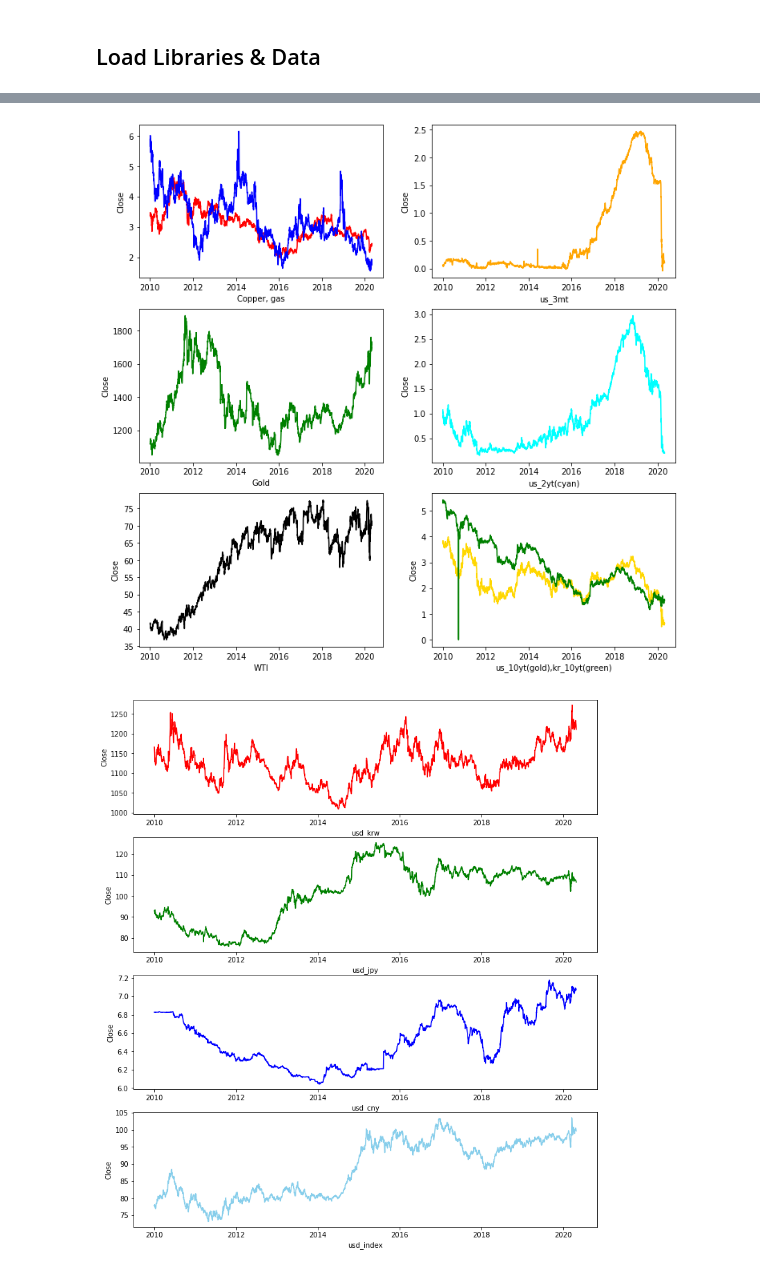
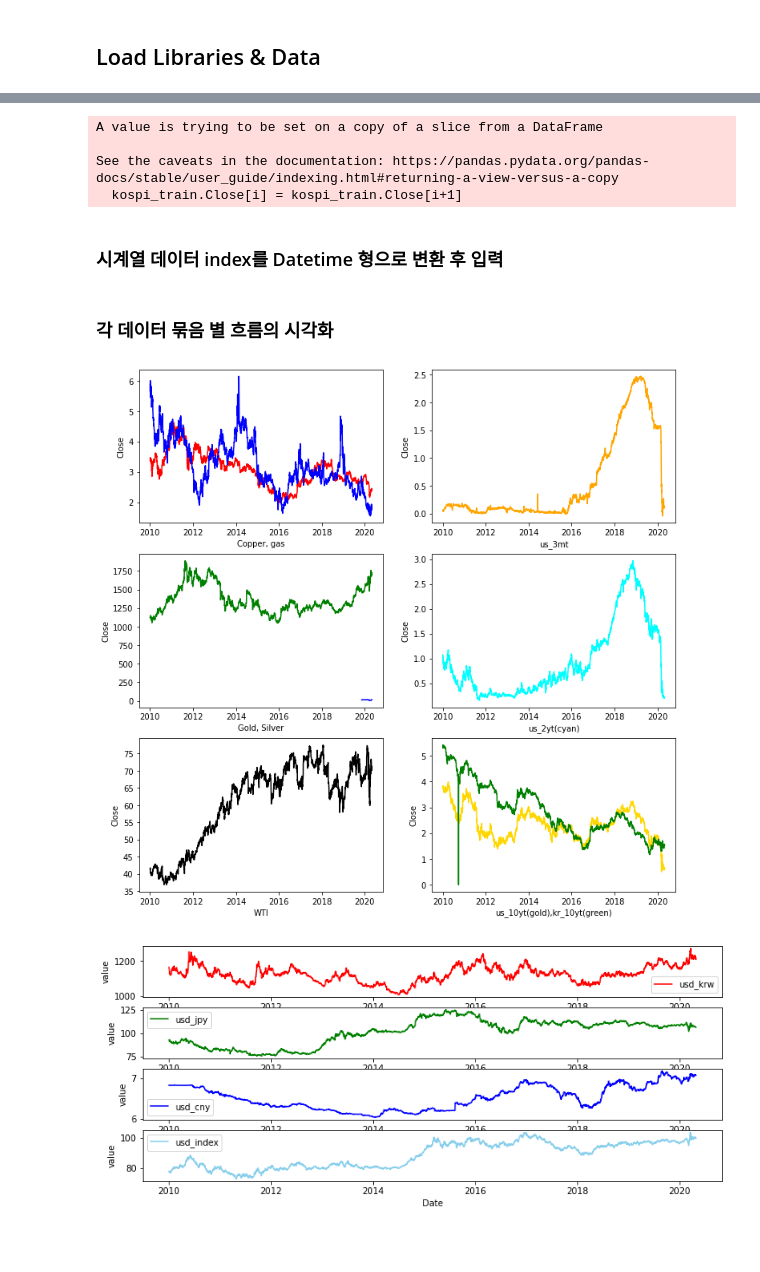
Before and after one commit to DongGuk-Seo/Yeardream, a Jupyter notebook: Project_Modeling/Project_Kospi_Price_Prediction.ipynb, the cells around one changed output, grey strips where cells are left out. Drawn from its saved outputs; the diff is of its cells as text; code cells hidden in the pictures; blank space fills up the shorter version.

```diff
--- a/Project_Modeling/Project_Kospi_Price_Prediction.ipynb
+++ b/Project_Modeling/Project_Kospi_Price_Prediction.ipynb
@@ -118 +108,17 @@ csi_test = pd.read_csv(test_path + 'csi_test.csv') # csi300 지수
+# %%
+# target value date adjust
+for i in range(len(kospi_train.Close)-1):
+    kospi_train.Close[i] = kospi_train.Close[i+1]
+kospi_train.drop(kospi_train[-1:].index,inplace=True)
+
+# for i in range(len(kospi_test.Close)-1):
+#     kospi_test.Close[i] = kospi_test.Close[i+1]
+# kospi_test.drop(kospi_test[-1:].index,inplace=True)
+# %% [output]
+A value is trying to be set on a copy of a slice from a DataFrame
+
+See the caveats in the documentation: https://pandas.pydata.org/pandas-docs/stable/user_guide/indexing.html#returning-a-view-versus-a-copy
+  kospi_train.Close[i] = kospi_train.Close[i+1]
+# %% [markdown]
+### 시계열 데이터 index를 Datetime 형으로 변환 후 입력
 # %%
@@ -262,3 +280,5 @@ csi_test = csi_test.drop(columns='Date')
+# %% [markdown]
+### 각 데이터 묶음 별 흐름의 시각화
 # %%
 # 원자재 및 국채 금리 시각화
 plt.figure(figsize=(12,12))
@@ -268,7 +288,8 @@ sns.lineplot(x=gas_train.index,y = gas_train['Close'], color = 'b')
 plt.xlabel('Copper, gas')
 plt.subplot(323)
 sns.lineplot(x=gold_train.index ,y = gold_train['Close'], color = 'g')
-plt.xlabel('Gold')
+sns.lineplot(x=silver_train.index ,y = silver_train['Close'], color = 'b')
+plt.xlabel('Gold, Silver')
 plt.subplot(325)
 sns.lineplot(x=wti_train.index,y = wti_train['Close'], color = 'black')
 plt.xlabel('WTI')
@@ -284,24 +305,24 @@ sns.lineplot(x=kr_10YT_train.index,y = kr_10YT_train['Close'], color = 'green')
 plt.xlabel('us_10yt(gold),kr_10yt(green)')
 plt.show()
 # %% [output]
-[figure, old version]
+[figure, new version]
 # %%
 # 환율 (달러-원화/달러-엔화/달러-위안화/달러인덱스) 시각화
-plt.figure(figsize=(12,14))
+plt.figure(figsize=(12,5))
 plt.subplot(411)
-plt.xlabel('usd_krw')
-sns.lineplot(x=usd_krw_train.index,y = usd_krw_train['Close'], color='r')
+plt.ylabel('value')
+sns.lineplot(x=usd_krw_train.index,y = usd_krw_train['Close'], color='r',label='usd_krw')
 plt.subplot(412)
-plt.xlabel('usd_jpy')
-sns.lineplot(x=usd_jpy_train.index,y = usd_jpy_train['Close'], color = 'g')
+plt.ylabel('value')
+sns.lineplot(x=usd_jpy_train.index,y = usd_jpy_train['Close'], color = 'g',label='usd_jpy')
 plt.subplot(413)
-plt.xlabel('usd_cny')
-sns.lineplot(x=usd_cny_train.index,y = usd_cny_train['Close'], color = 'b')
+plt.ylabel('value')
+sns.lineplot(x=usd_cny_train.index,y = usd_cny_train['Close'], color = 'b',label='usd_cny')
 plt.subplot(414)
-plt.xlabel('usd_index')
-sns.lineplot(x=usd_index_train.index,y = usd_index_train['Close'], color = 'skyblue')
+plt.ylabel('value')
+sns.lineplot(x=usd_index_train.index,y = usd_index_train['Close'], color = 'skyblue',label='usd_index')
 plt.show()
 # %% [output]
-[figure, old version]
+[figure, new version]
 # %%
 # 국내/해외 지수 및 기업 주가 시각화
```
Also changed, not shown: parts of 39 cells of this notebook, 6 other files.
